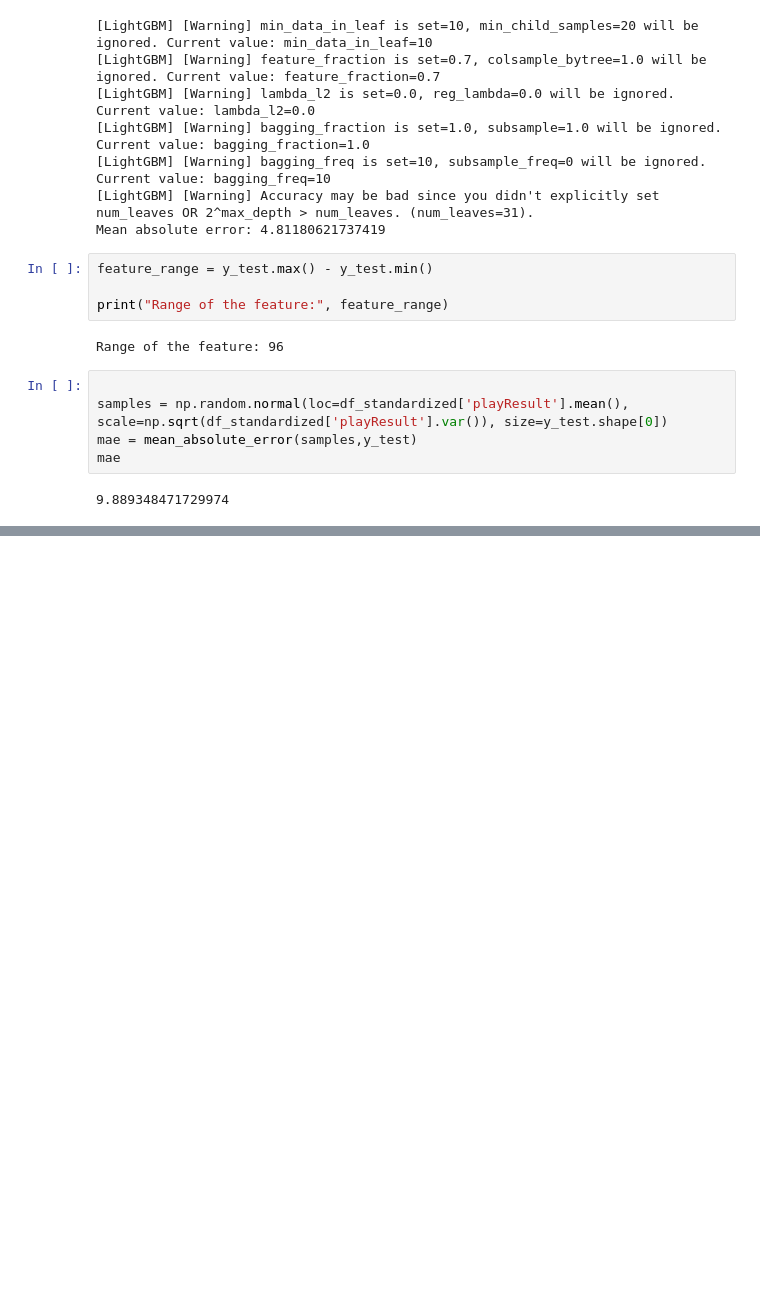
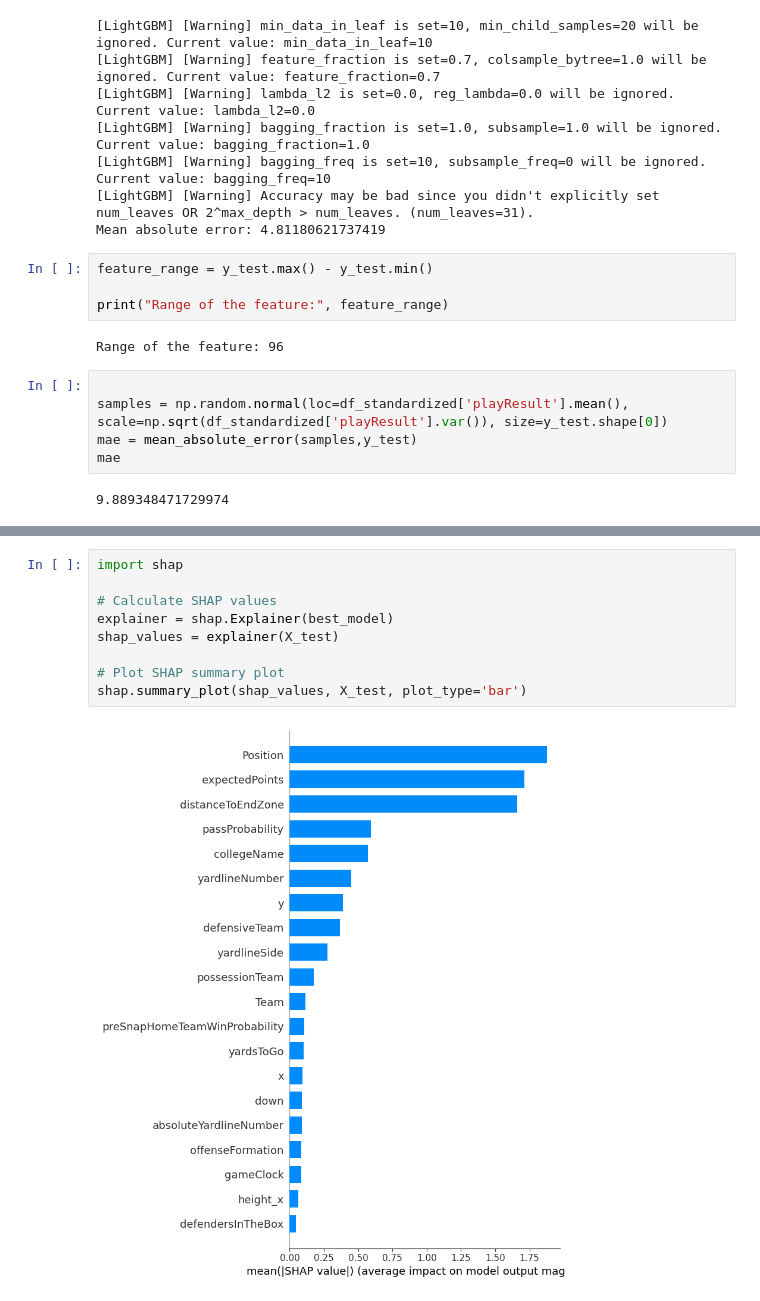
Before and after one commit to davidhong013/csci567_final_project, a Jupyter notebook: lightgbm_david.ipynb, the cells around one changed output, grey strips where cells are left out. Saved outputs shown, nothing was run; the diff lists cells and outputs as text; blank space fills up the shorter version.

```diff
--- a/lightgbm_david.ipynb
+++ b/lightgbm_david.ipynb
@@ -419,0 +439,11 @@ mae
+# %%
+import shap
+
+# Calculate SHAP values
+explainer = shap.Explainer(best_model)
+shap_values = explainer(X_test)
+
+# Plot SHAP summary plot
+shap.summary_plot(shap_values, X_test, plot_type='bar')
+# %% [output]
+[figure, added]
```
Also changed, not shown: parts of 1 cell of this notebook.
